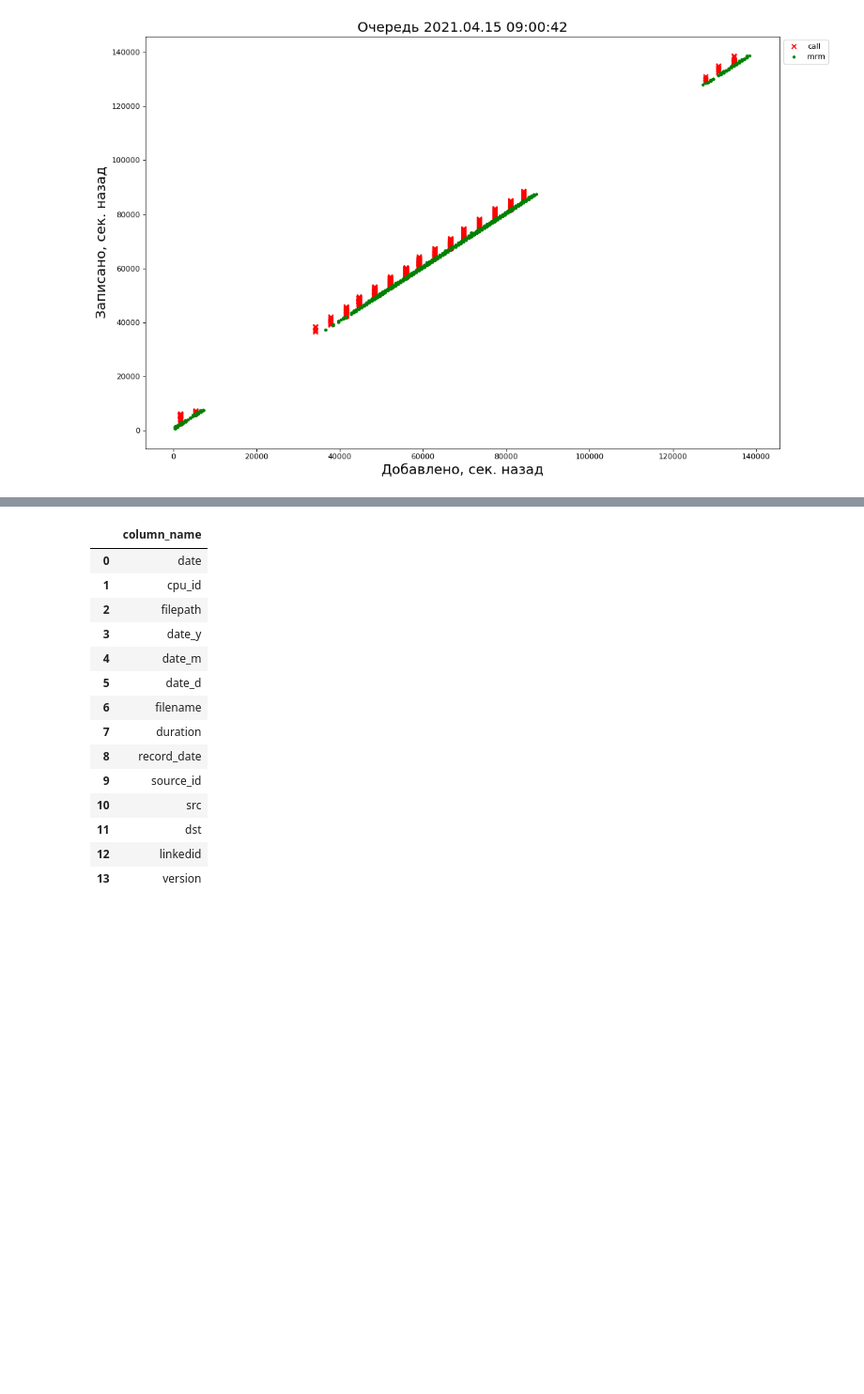
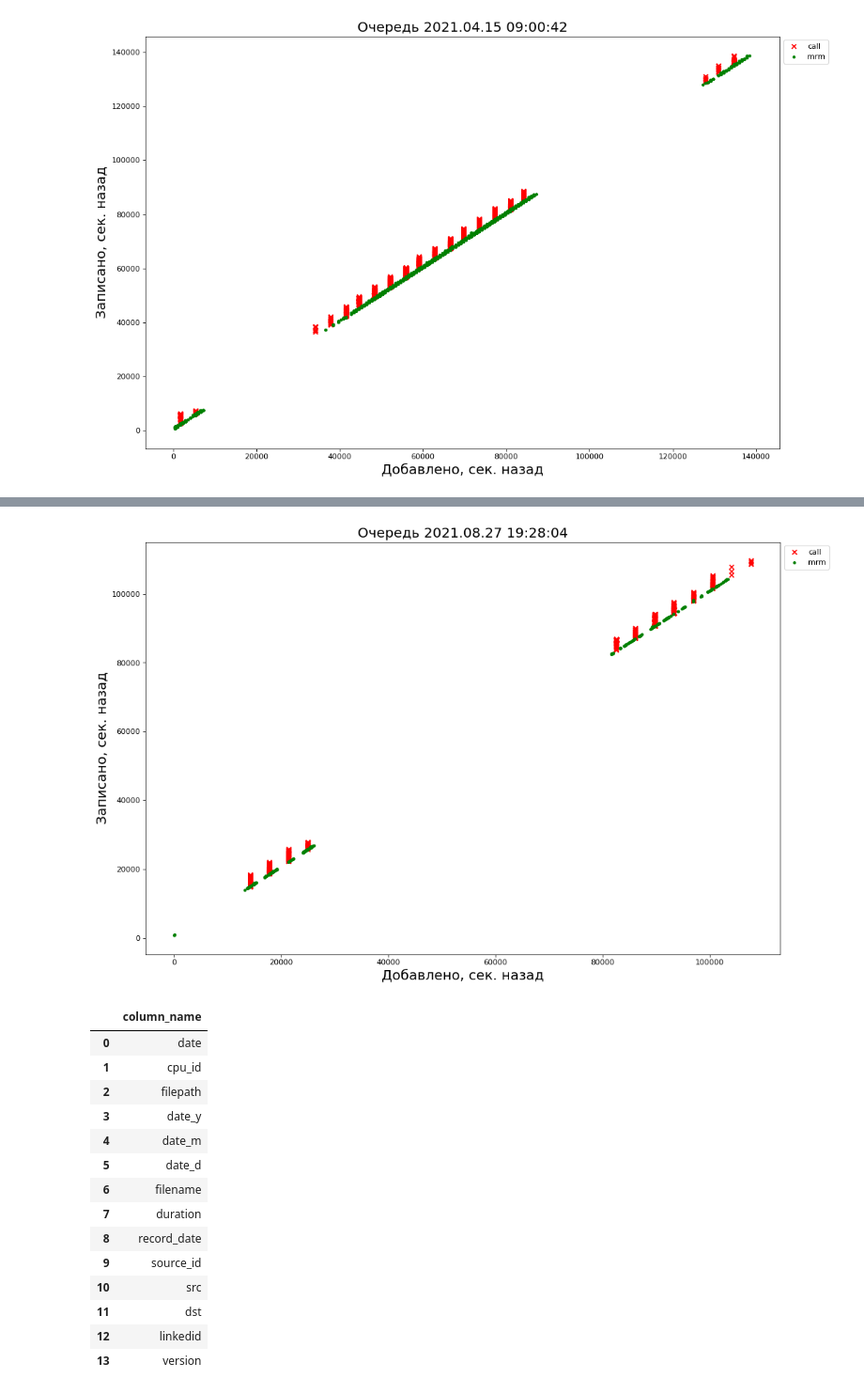
Before and after one commit to format37/call_centre_stt_server, a Jupyter notebook: performance_report.ipynb, the cells around one changed output, grey strips where cells are left out. Shown at 94% size. Drawn from its saved outputs; the diff is of its cells as text; code cells hidden in the pictures; blank space fills up the shorter version.

```diff
--- a/performance_report.ipynb
+++ b/performance_report.ipynb
@@ -239,3 +263,13 @@ earliest records
+# %%
+query = "select"
+query += " source_id,"
+query += " DATEDIFF(second, date, getdate()) as queued_seconds_from_now,"
+query += " DATEDIFF(second, record_date, getdate()) as recorded_seconds_from_now"
+query += " from queue order by record_date;"
+queue = read_sql(query)
+queue_time_vs_date()
+# %% [output]
+[figure, added]
 # %%
 #cores_to_performance_calculated()
 # %%
```
Also changed, not shown: parts of 25 cells of this notebook, 7 other files.
